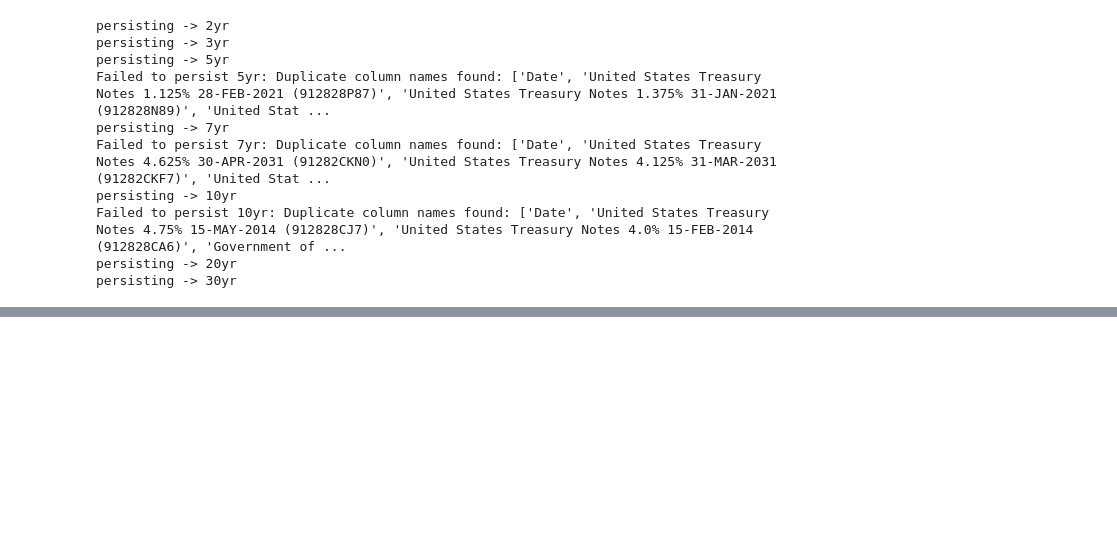
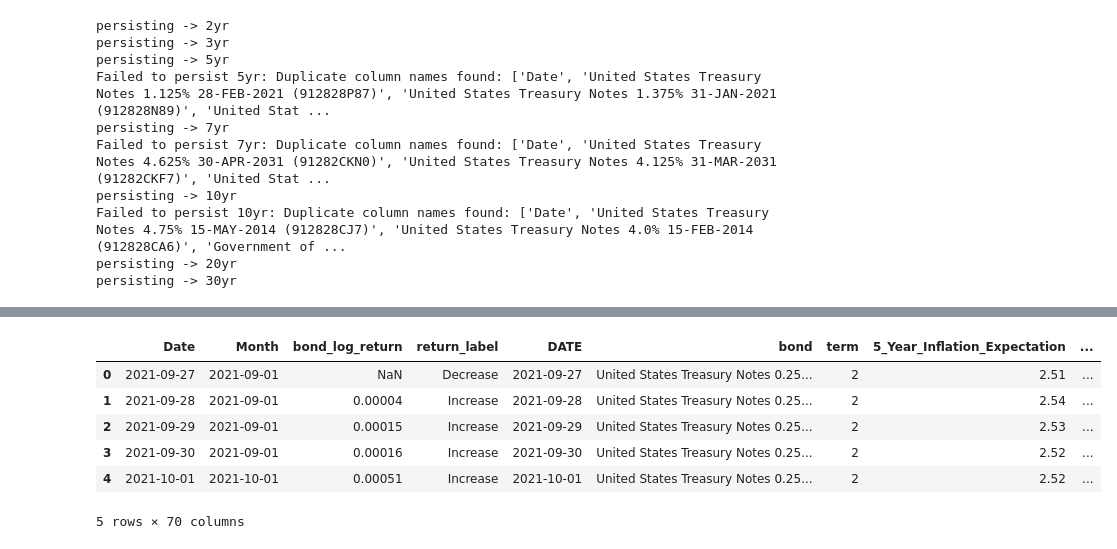
Before and after one commit to ttoe05/tt-investment-analysis, a Jupyter notebook: src/quant-modeling-bonds.ipynb, the cells around one changed output, grey strips where cells are left out. Drawn from its saved outputs; the diff is of its cells as text; code cells hidden in the pictures; blank space fills up the shorter version.

```diff
--- a/src/quant-modeling-bonds.ipynb
+++ b/src/quant-modeling-bonds.ipynb
@@ -248,0 +373,49 @@ persisting -> 30yr
+# %%
+processed_bonds = []
+for key, value in tqdm(processed_dfs.items()):
+    for col in value.columns:
+        if col == 'Date':
+            continue  # Skip the Date column
+        # dropna values
+        df_tmp = value[['Date', col]].dropna()
+        df_tmp['Month'] = pd.to_datetime(df_tmp['Date']).dt.to_period('M').dt.to_timestamp()
+        # calculate the log returns on the prices
+        df_tmp[f'bond_log_return'] = np.log(df_tmp[col] / df_tmp[col].shift(1))
+        # discritize the return values into up, or down
+        df_tmp[f'return_label'] = np.where(df_tmp[f'bond_log_return'] > 0, 'Increase', 'Decrease')
+        df_tmp['DATE'] = df_tmp['Date']
+        df_tmp["bond"] = col
+        df_tmp['term'] = key
+        # drop the col column
+        df_tmp.drop(columns=[col], inplace=True, errors='ignore')
+        # print(f"Processing {key} -> {col}")
+        # print(df_tmp.columns)
+        for macro_col in macro_data.keys():
+            # Check if the macroeconomic data is daily
+            frequency = check_daily(macro_data[macro_col])
+            if frequency == "daily":
+                # merge on the Date column
+                # print(f"Merging {macro_col} with daily data")
+                # print(macro_data[macro_col].columns)
+                # print("#################################################")
+                # print(df_tmp.columns)
+                df_tmp = pd.merge(df_tmp, macro_data[macro_col], how='left', on='DATE')
+            else:
+                # create for monthly data
+                macro_data[macro_col]['Month'] = pd.to_datetime(macro_data[macro_col]['DATE']).dt.to_period('M').dt.to_timestamp()
+                df_tmp = pd.merge(df_tmp, macro_data[macro_col], how='left', on='Month')
+                # drob the date_y column
+            df_tmp.drop(columns=['DATE_y'], inplace=True, errors='ignore')
+            df_tmp.rename(columns={'DATE_x': 'DATE'}, inplace=True)
+        processed_bonds.append(df_tmp)
+
+df_processed = pd.concat(processed_bonds, axis=0, ignore_index=False)
+df_processed.head()
+# %% [output]
+|  | Date | Month | bond_log_return | return_label | DATE | bond | term | 5_Year_Inflation_Expectation | ... |
+| 0 | 2021-09-27 | 2021-09-01 | NaN | Decrease | 2021-09-27 | United States Treasury Notes 0.25... | 2 | 2.51 | ... |
+| 1 | 2021-09-28 | 2021-09-01 | 0.00004 | Increase | 2021-09-28 | United States Treasury Notes 0.25... | 2 | 2.54 | ... |
+| 2 | 2021-09-29 | 2021-09-01 | 0.00015 | Increase | 2021-09-29 | United States Treasury Notes 0.25... | 2 | 2.53 | ... |
+| 3 | 2021-09-30 | 2021-09-01 | 0.00016 | Increase | 2021-09-30 | United States Treasury Notes 0.25... | 2 | 2.52 | ... |
+| 4 | 2021-10-01 | 2021-10-01 | 0.00051 | Increase | 2021-10-01 | United States Treasury Notes 0.25... | 2 | 2.52 | ... |
+5 rows × 70 columns
```
Also changed, not shown: parts of 11 cells of this notebook.
